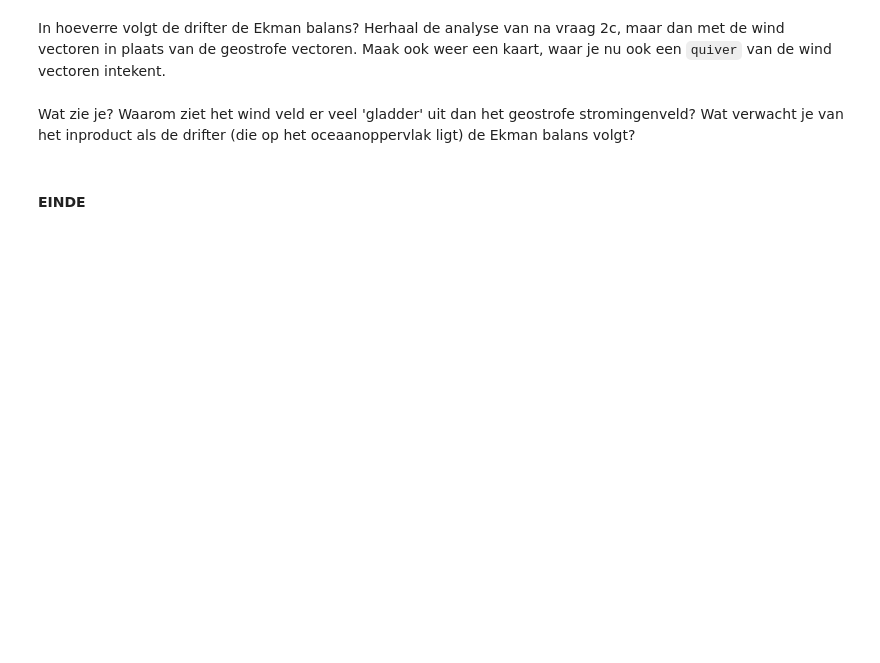
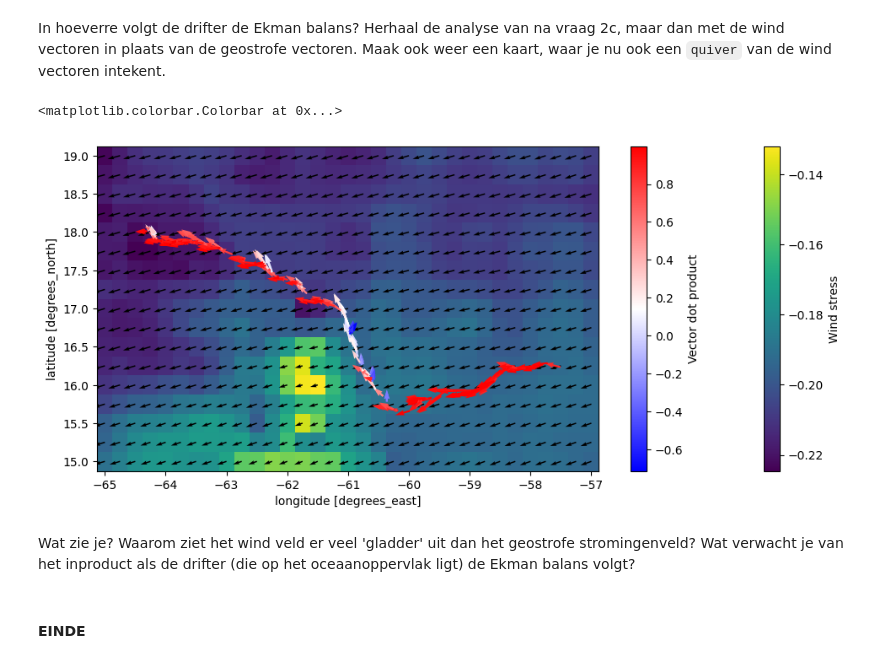
Before and after one commit to ElgMoes/AOD, a Jupyter notebook: Assignment_OceanData.ipynb, the cells around one changed output. Cells and saved outputs as stored; diff of their text form; code cells hidden in the pictures; blank space fills up the shorter version.

```diff
--- a/Assignment_OceanData.ipynb
+++ b/Assignment_OceanData.ipynb
@@ -297,5 +314,26 @@ FileNotFoundError: [Errno 2] No such file or directory: 'c:\\Users\\ElgMoes\\Mai
 # %% [markdown]
 In hoeverre volgt de drifter de Ekman balans? Herhaal de analyse van na vraag 2c, maar dan met de wind vectoren in plaats van de geostrofe vectoren. Maak ook weer een kaart, waar je nu ook een `quiver` van de wind vectoren intekent.
+# %%
+u_Tau_drifter = TauX.interp(lon=pathlons, lat=pathlats)
+v_Tau_drifter = TauY.interp(lon=pathlons, lat=pathlats)
+
+inp_g_Tau = [inp(
+    ([u_drifter[i], v_drifter[i]]),
+    ([u_Tau_drifter.values[i], v_Tau_drifter.values[i]])
+) for i in range(I.stop-I.start)]
+
+# Figuur initialiseren
+fig = plt.figure(figsize=(12, 5))
+ax = fig.add_subplot(1, 1, 1)
+
+# Waterhoogte plotten
+Tau_general.plot(ax=ax, cbar_kwargs=dict(label='Wind stress'))  # we nemen hier de tijdsgemiddelde, voor het gemak
+ax.quiver(TauX.lon, TauY.lat, TauX, TauY) # Geostrofe X vectoren plotten
+cb = ax.quiver(lon[I], lat[I], u_drifter, v_drifter, inp_g_Tau, cmap='bwr') # Richtingsvectoren plotten met inproduct
+plt.colorbar(cb, label='Vector dot product')
+# %% [output]
+<matplotlib.colorbar.Colorbar at 0x...>
+[figure, added]
 # %% [markdown]
 Wat zie je? Waarom ziet het wind veld er veel 'gladder' uit dan het geostrofe stromingenveld? Wat verwacht je van het inproduct als de drifter (die op het oceaanoppervlak ligt) de Ekman balans volgt?
 # %% [markdown]
```
Also changed, not shown: parts of 2 cells of this notebook.
